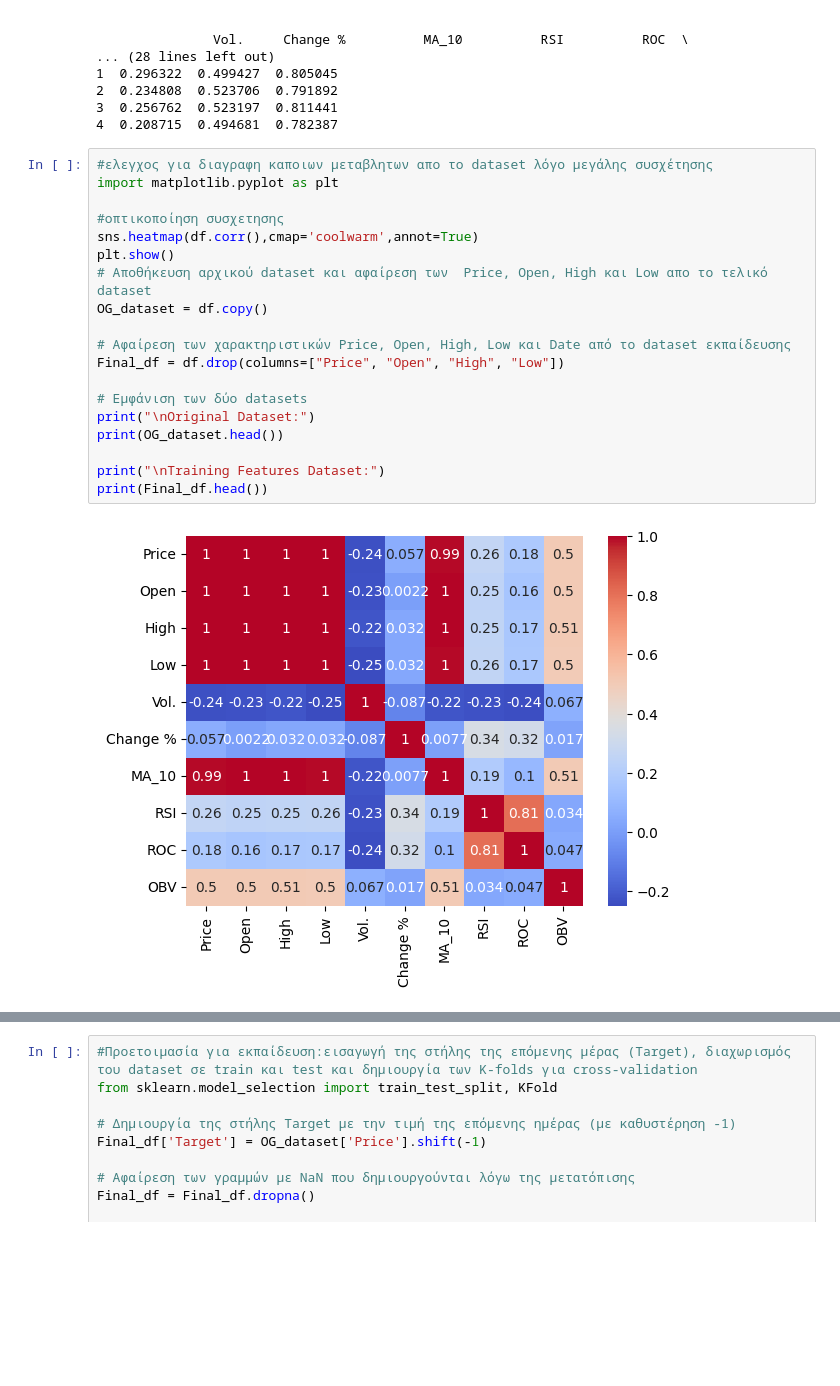
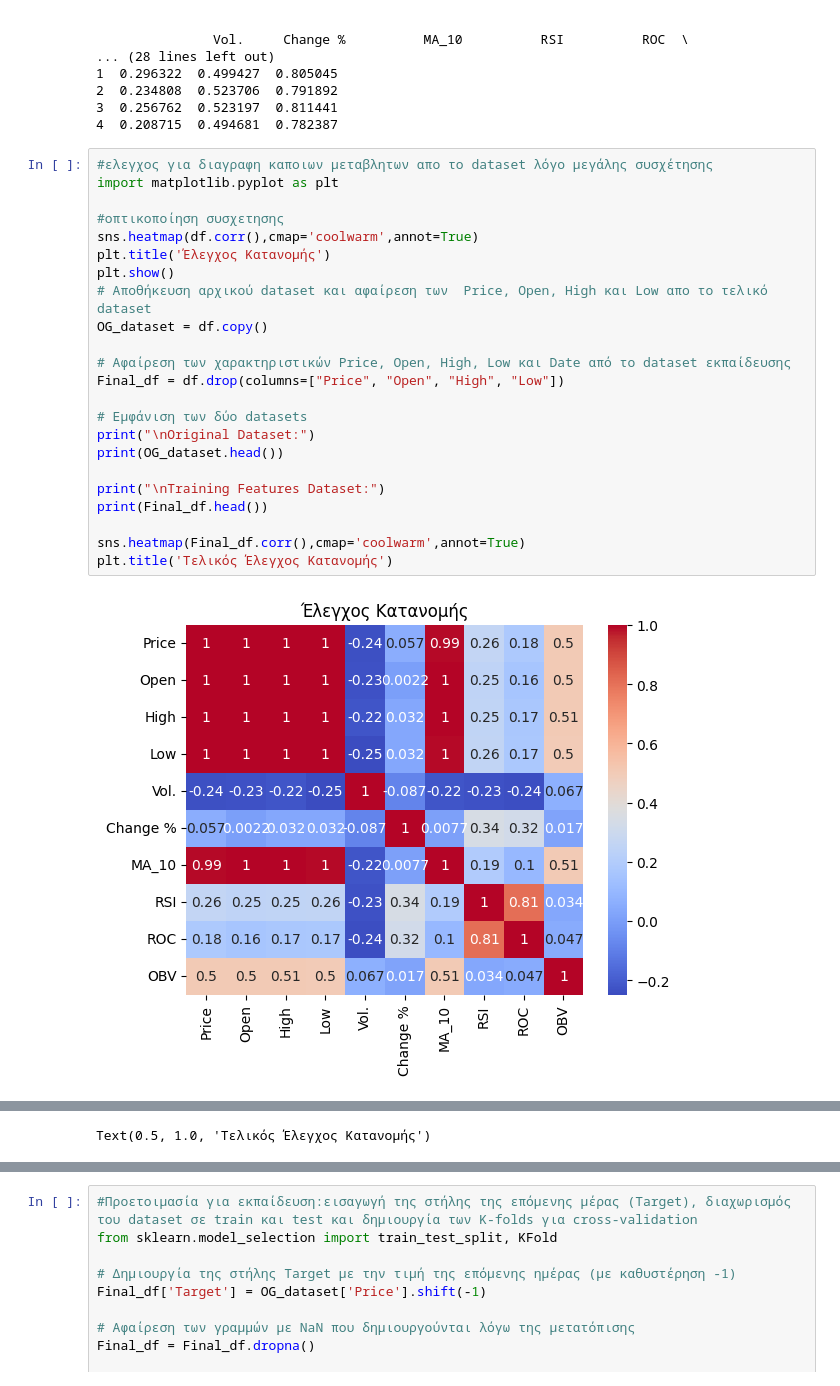
Before and after one commit to chrisaMel/Machine-Learning, a Jupyter notebook: BitCoinApallaktiki.ipynb, the cells around one changed output, grey strips where cells are left out. Saved outputs shown, nothing was run; the diff lists cells and outputs as text; blank space fills up the shorter version.

```diff
--- a/BitCoinApallaktiki.ipynb
+++ b/BitCoinApallaktiki.ipynb
@@ -222,24 +228,28 @@ max    105990.000000  106000.000000  108080.000000  105160.000000
 # %%
 #ελεγχος για διαγραφη καποιων μεταβλητων απο το dataset λόγο μεγάλης συσχέτησης
 import matplotlib.pyplot as plt
 
 #οπτικοποίηση συσχετησης
 sns.heatmap(df.corr(),cmap='coolwarm',annot=True)
+plt.title('Έλεγχος Κατανομής')
 plt.show()
 # Αποθήκευση αρχικού dataset και αφαίρεση των  Price, Open, High και Low απο το τελικό dataset
 OG_dataset = df.copy()
 
 # Αφαίρεση των χαρακτηριστικών Price, Open, High, Low και Date από το dataset εκπαίδευσης
 Final_df = df.drop(columns=["Price", "Open", "High", "Low"])
 
 # Εμφάνιση των δύο datasets
 print("\nOriginal Dataset:")
 print(OG_dataset.head())
 
 print("\nTraining Features Dataset:")
 print(Final_df.head())
+
+sns.heatmap(Final_df.corr(),cmap='coolwarm',annot=True)
+plt.title('Τελικός Έλεγχος Κατανομής')
 # %% [output]
-[figure, old version]
+[figure, new version]
 Original Dataset:
       Price      Open      High       Low      Vol.  Change %     MA_10  \
 0  0.302613  0.302824  0.299855  0.302245  0.071232  0.518064  0.307272
@@ -257,3 +267,4 @@ Original Dataset:
 2  0.064819  0.455088  0.308090  0.234808  0.523706  0.791892
 3  0.097343  0.531323  0.308924  0.256762  0.523197  0.811441
 4  0.145671  0.464037  0.308720  0.208715  0.494681  0.782387
+Text(0.5, 1.0, 'Τελικός Έλεγχος Κατανομής')
```
Also changed, not shown: parts of 15 cells of this notebook.
